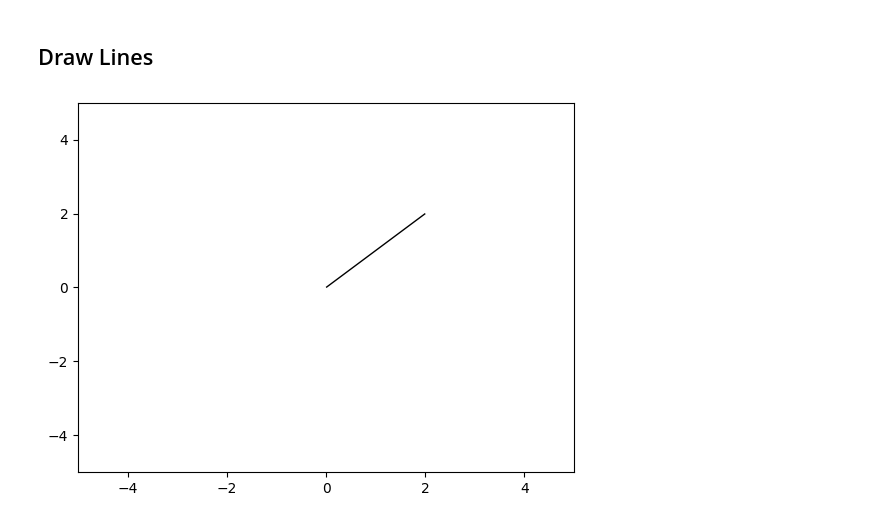
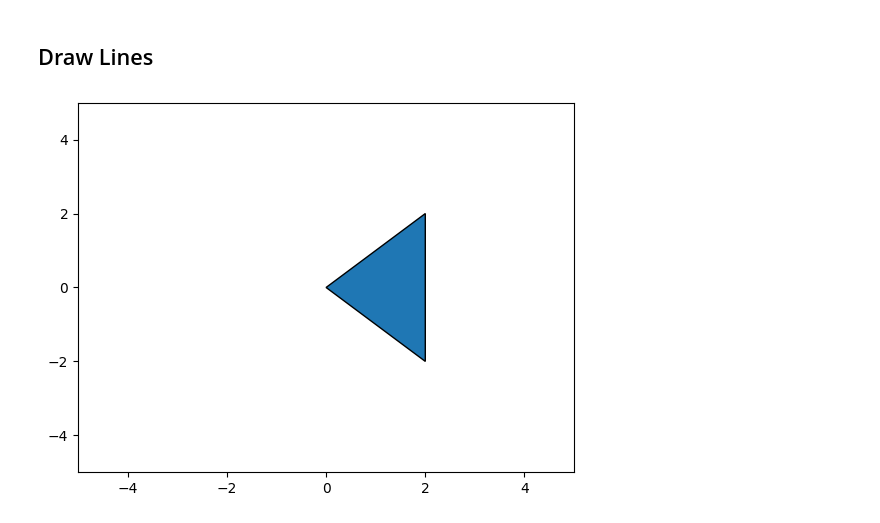
Before and after one commit to BlueReson/Precalculus_with_python, a Jupyter notebook: getData_drawLines.ipynb, the cells around one changed output. Cells and saved outputs as stored; diff of their text form; code cells hidden in the pictures.

```diff
--- a/getData_drawLines.ipynb
+++ b/getData_drawLines.ipynb
@@ -182,25 +182,32 @@ Name: Feet, dtype: object, type: <class 'str'>
 # %%
 import matplotlib.pyplot as plt
 from matplotlib.path import Path
 import matplotlib.patches as patches
 
 verts = []
 steps = []
 
 # add starting point
 verts.append((0.,0.))
 steps.append(Path.MOVETO)
 
 # add lines to a map
 verts.append((2.,2.))
 steps.append(Path.LINETO)
 
+# more lines
+verts.append((2.,-2.))
+steps.append(Path.LINETO)
+
+verts.append((0.,0.))
+steps.append(Path.CLOSEPOLY)
+
 #GRAPH
 fig, ax = plt.subplots()
 plt.axis([-5,5,-5,5])
 path = Path(verts, steps)
 patch = patches.PathPatch(path)
 ax.add_patch(patch)
 plt.show()
 # %% [output]
-[figure, old version]
+[figure, new version]
```
Also changed, not shown: parts of 2 cells of this notebook.
